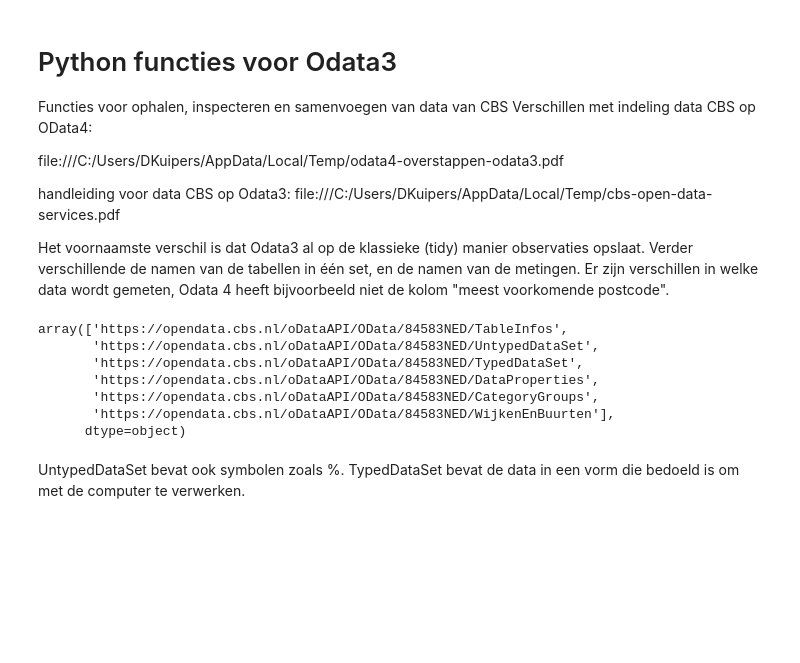
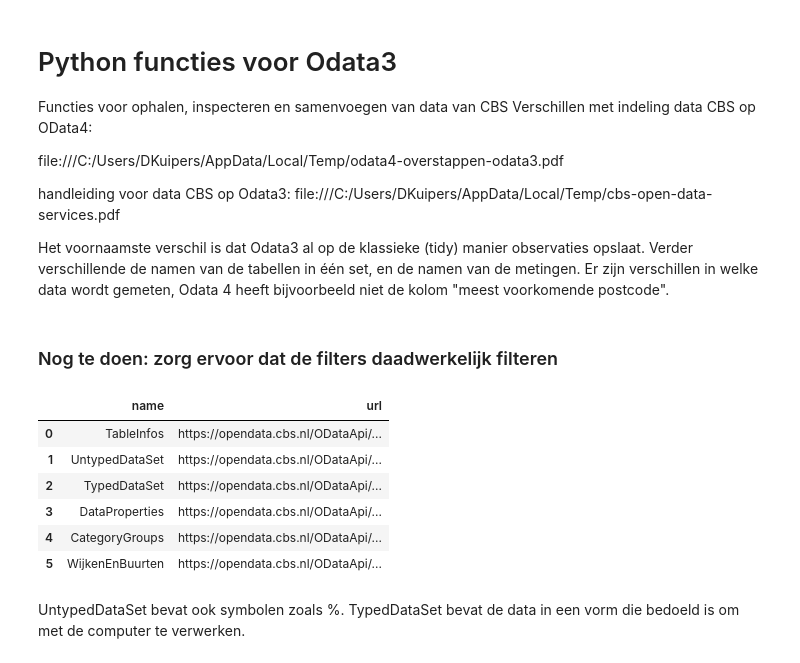
Before and after one commit to DanAugustus/KiesKaart, a Jupyter notebook: CBSparserOData3.ipynb, the cells around one changed output. Saved outputs shown, nothing was run; the diff lists cells and outputs as text; code cells hidden in the pictures; blank space fills up the shorter version.

```diff
--- a/CBSparserOData3.ipynb
+++ b/CBSparserOData3.ipynb
@@ -9,4 +9,6 @@ handleiding voor data CBS op Odata3:
 file:///C:/Users/DKuipers/AppData/Local/Temp/cbs-open-data-services.pdf
 
 Het voornaamste verschil is dat Odata3 al op de klassieke (tidy) manier observaties opslaat. Verder verschillende de namen van de tabellen in één set, en de namen van de metingen. Er zijn verschillen in welke data wordt gemeten, Odata 4 heeft bijvoorbeeld niet de kolom "meest voorkomende postcode".
+# %% [markdown]
+### Nog te doen: zorg ervoor dat de filters daadwerkelijk filteren
 # %%
@@ -37,14 +44,14 @@ def get_odata(target_url):
 # %%
 test = get_odata(lastyear_url)
-test['url'].values
+test
 # %% [output]
-array(['https://opendata.cbs.nl/oDataAPI/OData/84583NED/TableInfos',
-       'https://opendata.cbs.nl/oDataAPI/OData/84583NED/UntypedDataSet',
-       'https://opendata.cbs.nl/oDataAPI/OData/84583NED/TypedDataSet',
-       'https://opendata.cbs.nl/oDataAPI/OData/84583NED/DataProperties',
-       'https://opendata.cbs.nl/oDataAPI/OData/84583NED/CategoryGroups',
-       'https://opendata.cbs.nl/oDataAPI/OData/84583NED/WijkenEnBuurten'],
-      dtype=object)
+|  | name | url |
+| 0 | TableInfos | https://opendata.cbs.nl/ODataApi/... |
+| 1 | UntypedDataSet | https://opendata.cbs.nl/ODataApi/... |
+| 2 | TypedDataSet | https://opendata.cbs.nl/ODataApi/... |
+| 3 | DataProperties | https://opendata.cbs.nl/ODataApi/... |
+| 4 | CategoryGroups | https://opendata.cbs.nl/ODataApi/... |
+| 5 | WijkenEnBuurten | https://opendata.cbs.nl/ODataApi/... |
 # %% [markdown]
 UntypedDataSet bevat ook symbolen zoals %.
 TypedDataSet bevat de data in een vorm die bedoeld is om met de computer te verwerken.
```
Also changed, not shown: parts of 23 cells of this notebook, 1 other file.
